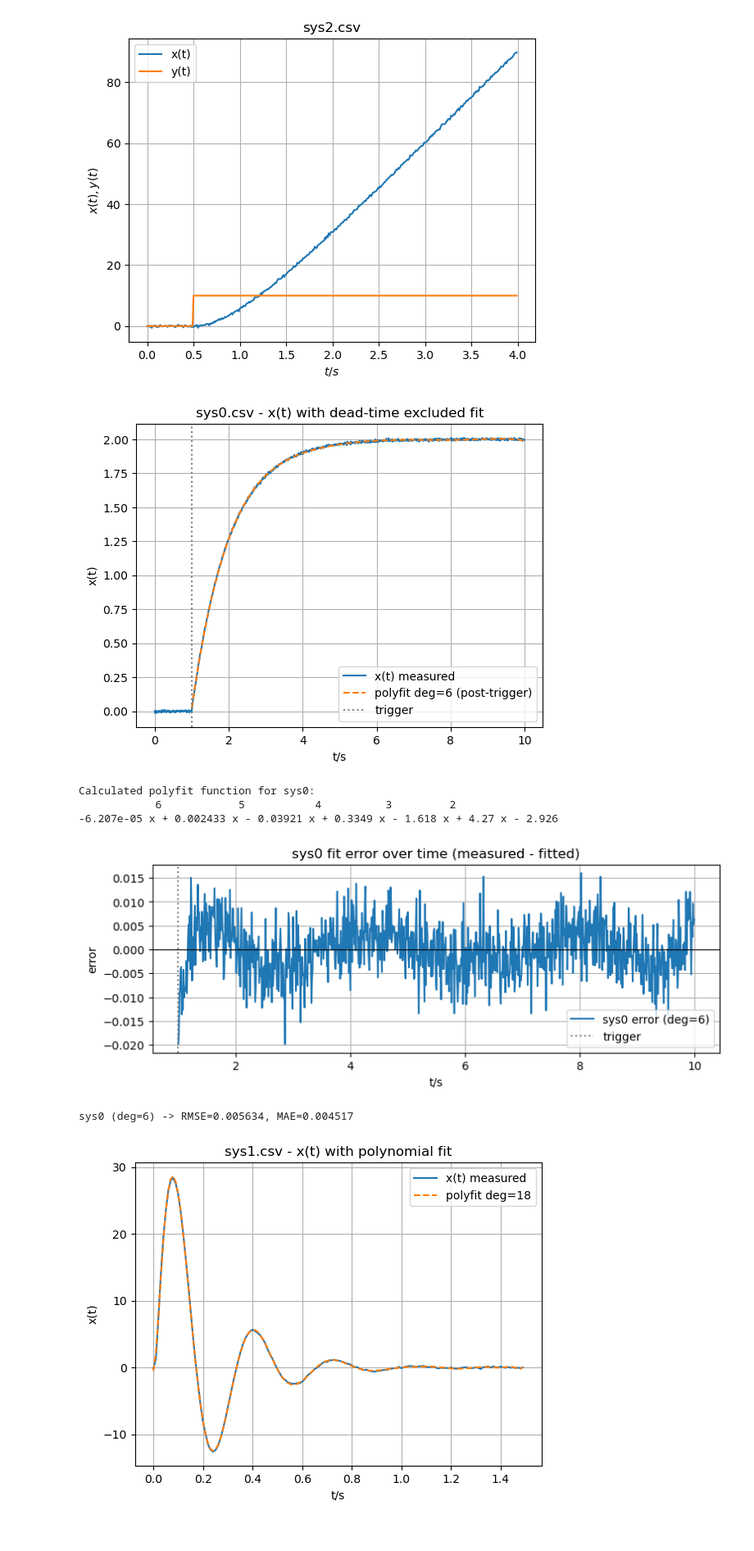
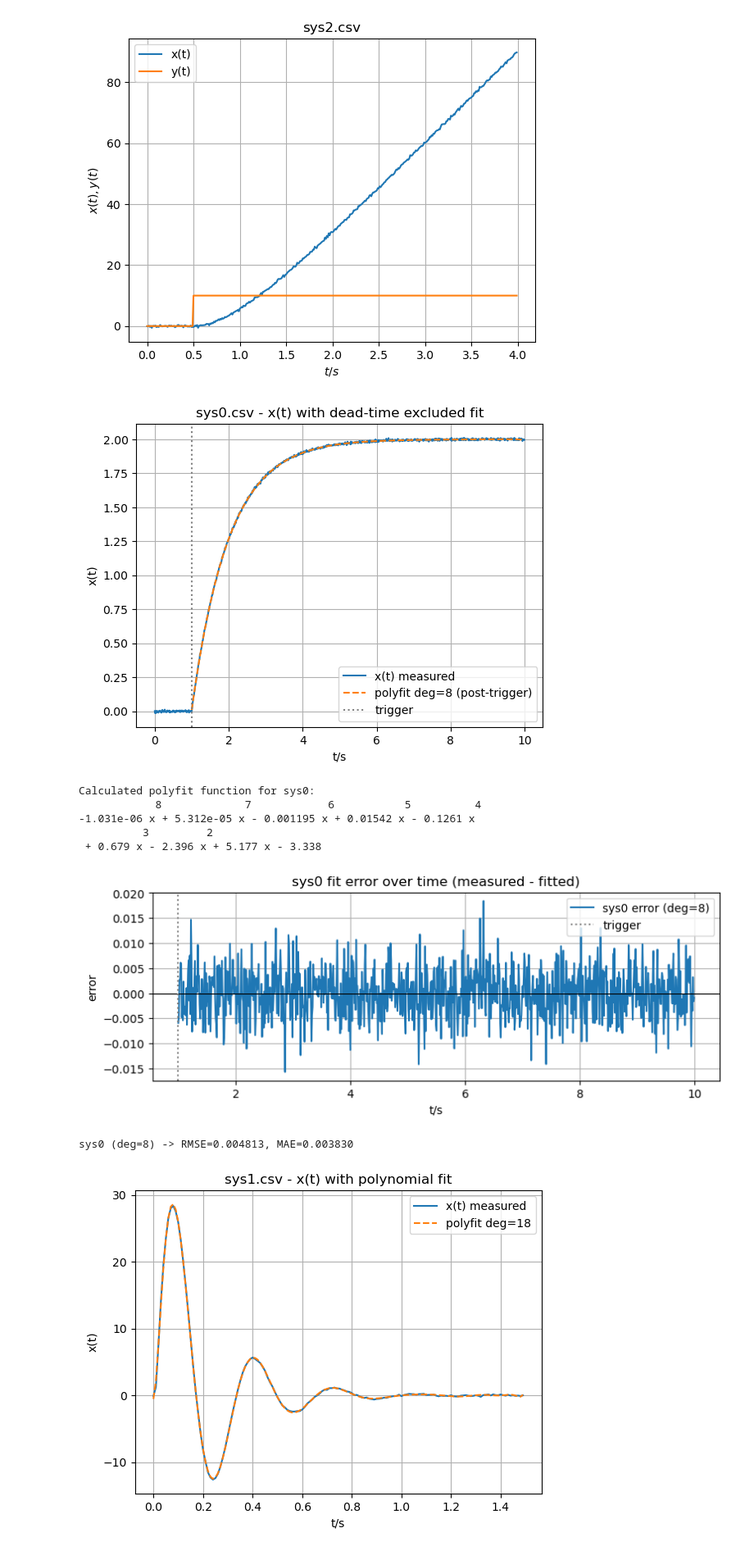
Before and after one commit to janisgra/RTP-T2, a Jupyter notebook: 02_Preperations/RTP-T2-analysis.ipynb, the cells around one changed output. Shown at 82% size. Saved outputs shown, nothing was run; the diff lists cells and outputs as text; code cells hidden in the pictures.

````diff
--- a/02_Preperations/RTP-T2-analysis.ipynb
+++ b/02_Preperations/RTP-T2-analysis.ipynb
@@ -17,10 +17,25 @@ columns separated by: ,
 decimal separator   : .
 ```
 # %%
+from pathlib import Path
+
 import matplotlib.pyplot as plt
 import math
 import numpy as np
 import csv
+
+FIGURE_OUT_DIR = Path('figure_out')
+FIGURE_OUT_DIR.mkdir(parents=True, exist_ok=True)
+
+
+# def export_figure(filename, fig=None, folder=FIGURE_OUT_DIR, dpi=resolution):
+#     figure = fig or plt.gcf()
+#     output_path = folder / f'{filename}.png'
+#     figure.savefig(output_path, dpi=dpi, bbox_inches='tight')
+#     print(f'Exported figure to {output_path}')
+
+resolution = 300 # dpi
+fileformat = 'pdf'  # 'png' or '' + fileformat
 # %% [markdown]
 
 # Task
@@ -128,7 +152,7 @@ t_vals = data0[:, 0]
 y_vals = data0[:, 1]
 x_vals = data0[:, 2]
 
-sys0_poly_deg = 6
+sys0_poly_deg = 8
 
 # Detect trigger at y(t) step from ~0 to ~2 (crossing midpoint).
 trigger_candidates = np.where((y_vals[:-1] < 1.0) & (y_vals[1:] >= 1.0))[0]
@@ -146,7 +170,8 @@ poly = np.poly1d(coeffs)
 x_fit = np.full_like(x_vals, np.nan, dtype=float)
 x_fit[trigger_idx:] = poly(t_fit)
 
-plt.figure()
+
+fig = plt.figure()
 plt.plot(t_vals, x_vals, label='x(t) measured')
 plt.plot(t_vals, x_fit, '--', label=f'polyfit deg={sys0_poly_deg} (post-trigger)')
 plt.axvline(t_vals[trigger_idx], color='gray', linestyle=':', label='trigger')
@@ -156,46 +181,51 @@ plt.ylabel('x(t)')
 plt.grid()
 plt.legend()
 plt.show()
+fig.savefig('figure_out/sys0_polyfit_post_trigger.' + fileformat, dpi=resolution)
 
 print('Calculated polyfit function for sys0:')
 print(poly)
 # %% [output]
 [figure]
 Calculated polyfit function for sys0:
-            6            5           4          3         2
--6.207e-05 x + 0.002433 x - 0.03921 x + 0.3349 x - 1.618 x + 4.27 x - 2.926
+            8             7            6           5          4
+-1.031e-06 x + 5.312e-05 x - 0.001195 x + 0.01542 x - 0.1261 x
+          3         2
+ + 0.679 x - 2.396 x + 5.177 x - 3.338
 # %%
 # Fit error over time for sys0 (adapts to sys0_poly_deg)
 deg0 = globals().get('sys0_poly_deg', 6)
 t0 = data0[:, 0]
 y0 = data0[:, 1]
 x0 = data0[:, 2]
 
 trigger0_candidates = np.where((y0[:-1] < 1.0) & (y0[1:] >= 1.0))[0]
 trigger0_idx = trigger0_candidates[0] + 1 if len(trigger0_candidates) > 0 else 0
 
 poly0 = np.poly1d(np.polyfit(t0[trigger0_idx:], x0[trigger0_idx:], deg=deg0))
 x0_fit = np.full_like(x0, np.nan, dtype=float)
 x0_fit[trigger0_idx:] = poly0(t0[trigger0_idx:])
 err0 = x0 - x0_fit
 
-plt.figure(figsize=(9, 3))
+
+fig = plt.figure(figsize=(9, 3))
 plt.plot(t0, err0, label=f'sys0 error (deg={deg0})')
 plt.axhline(0.0, color='black', linewidth=0.8)
 plt.axvline(t0[trigger0_idx], color='gray', linestyle=':', label='trigger')
 plt.title('sys0 fit error over time (measured - fitted)')
 plt.xlabel('t/s')
 plt.ylabel('error')
 plt.grid()
 plt.legend()
 plt.show()
+fig.savefig('figure_out/sys0_polyfit_error.' + fileformat, dpi=resolution)
 
 rmse0 = np.sqrt(np.nanmean(err0**2))
 mae0 = np.nanmean(np.abs(err0))
 print(f'sys0 (deg={deg0}) -> RMSE={rmse0:.6f}, MAE={mae0:.6f}')
 # %% [output]
-[figure, old version]
+[figure, new version]
-sys0 (deg=6) -> RMSE=0.005634, MAE=0.004517
+sys0 (deg=8) -> RMSE=0.004813, MAE=0.003830
 # %%
 # Polynomial fit for x(t) in sys1.csv (no dead time exclusion)
 t_vals = data1[:, 0]
````
Also changed, not shown: parts of 12 cells of this notebook, 17 other files.
